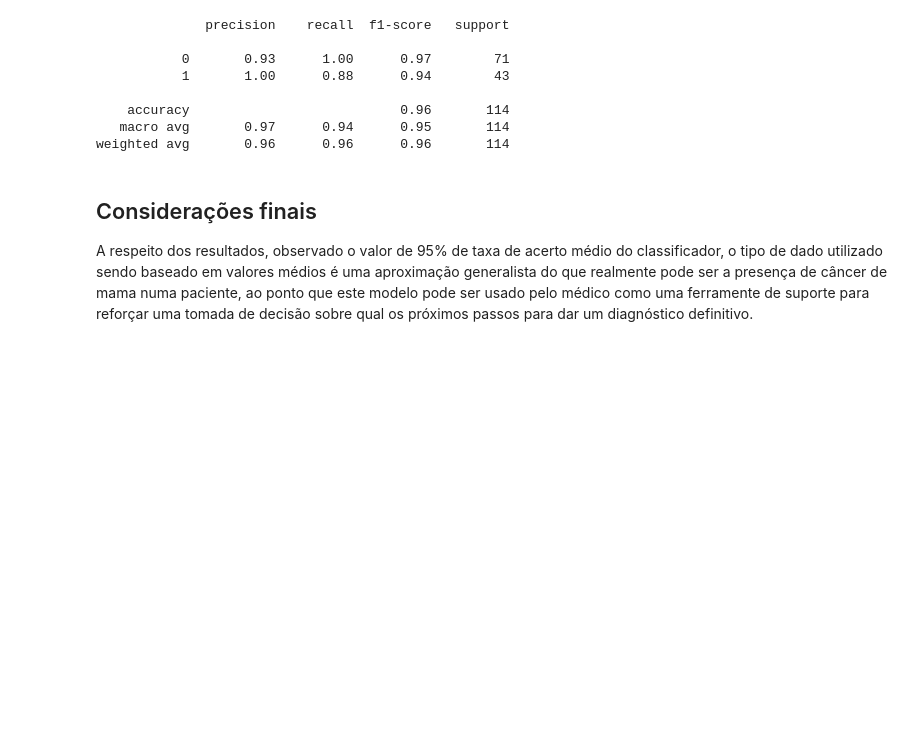
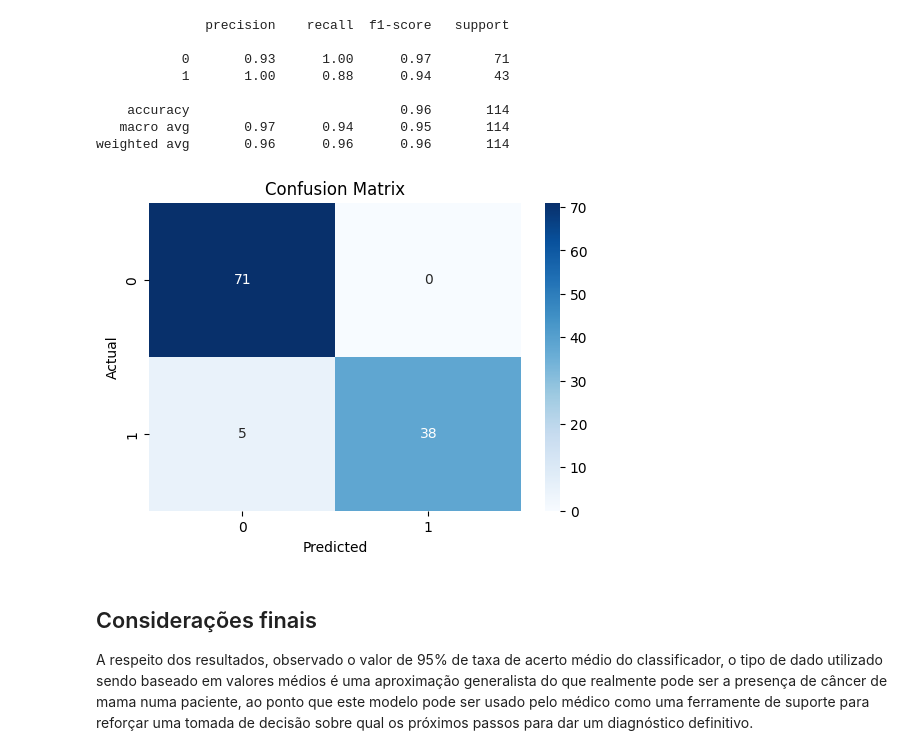
Before and after one commit to tech-challenge-grupo-10/tech-challenge-1-grupo-10, a Jupyter notebook: notebooks/analysis.ipynb, the cells around one changed output. Cells and saved outputs as stored; diff of their text form; code cells hidden in the pictures; blank space fills up the shorter version.

```diff
--- a/notebooks/analysis.ipynb
+++ b/notebooks/analysis.ipynb
@@ -127,7 +127,7 @@ Para a comparação do modelo foram adotadas as seguintes métricas:
 - Comparação com outro classificador baseado nas métricas de erro(MAE, MSE, MAPE, R2): Random Forest (este classificador apresentou resultados inferiores ao classificador escolhido)
 - Classification Report (precision, recall, f1-score): onde os resultados demonstram uma boa taxa de acerto
 # %%
-rlog_model = make_pipeline(MinMaxScaler(), LogisticRegression())
+rlog_model = make_pipeline(MinMaxScaler(), LogisticRegression(), memory=None)
 rlog_model.fit(X_train, y_train)
 
 y_pred_rlog = rlog_model.predict(X_test)
@@ -198,6 +198,17 @@ print(classification_report(y_test, y_pred_rlog))
     accuracy                           0.96       114
    macro avg       0.97      0.94      0.95       114
 weighted avg       0.96      0.96      0.96       114
+# %%
+# Confusion Matrix
+confusion_matrix = confusion_matrix(y_test, y_pred_rlog)
+plt.figure(figsize=(6, 4))
+sns.heatmap(confusion_matrix, annot=True, fmt='g', cmap='Blues')
+plt.ylabel('Actual')
+plt.xlabel('Predicted')
+plt.title('Confusion Matrix')
+plt.show()
+# %% [output]
+[figure, added]
 # %% [markdown]
 ## Considerações finais
 A respeito dos resultados, observado o valor de 95% de taxa de acerto médio do classificador, o tipo de dado utilizado sendo baseado em valores médios é uma aproximação generalista do que realmente pode ser a presença de câncer de mama numa paciente, ao ponto que este modelo pode ser usado pelo médico como uma ferramente de suporte para reforçar uma tomada de decisão sobre qual os próximos passos para dar um diagnóstico definitivo.
```
Also changed, not shown: parts of 2 cells of this notebook.
